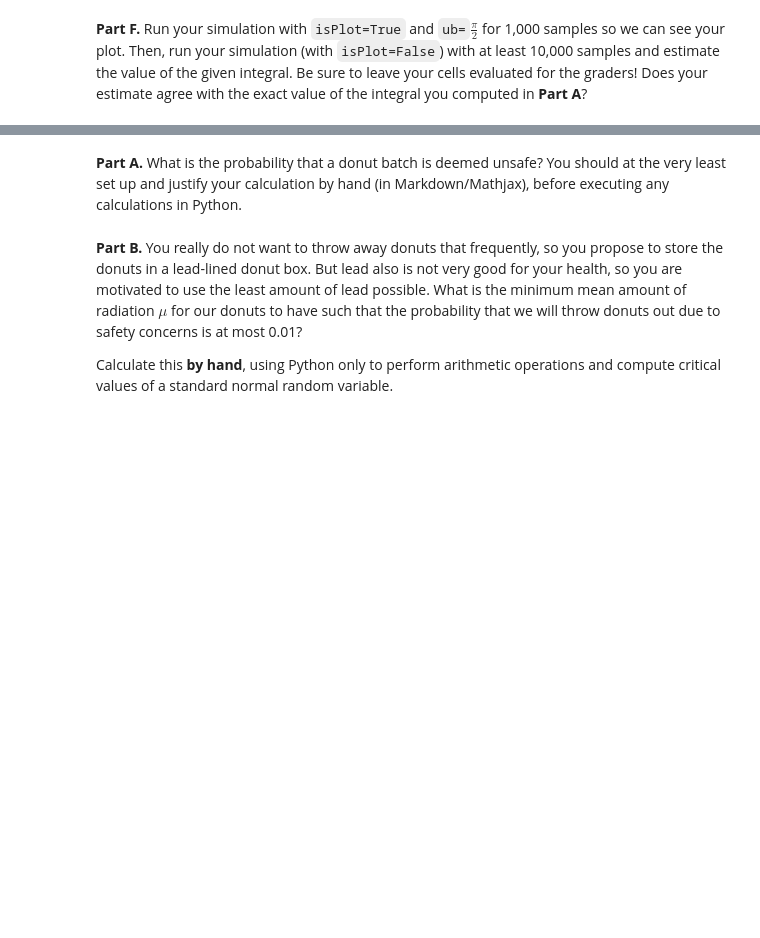
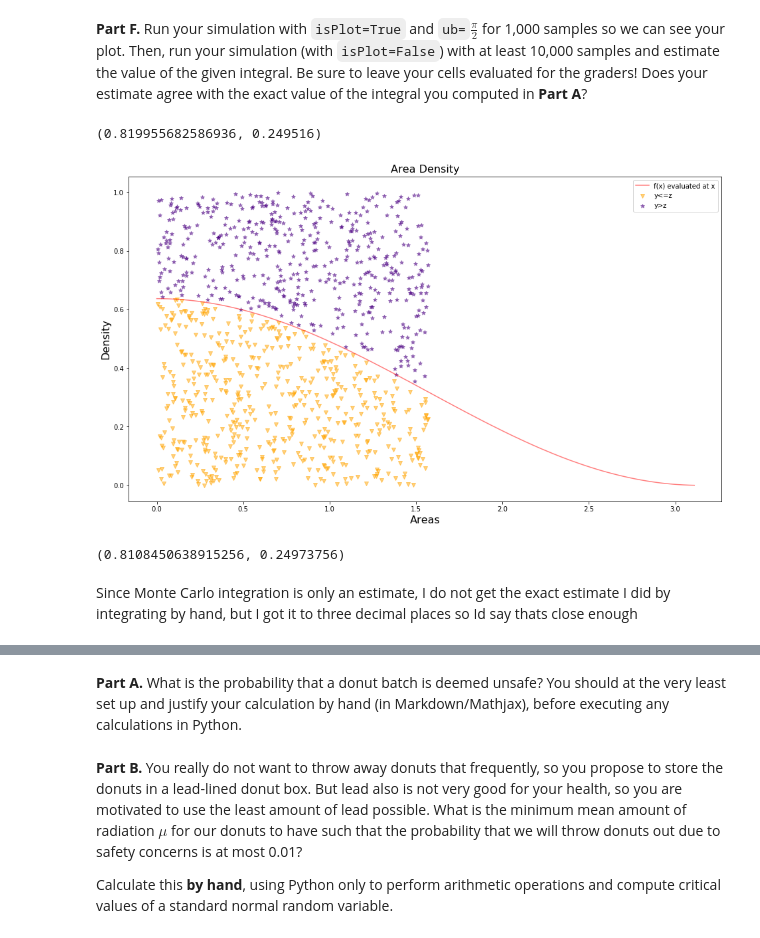
Before and after one commit to jasonlubrano/CSCI3022-DataScience, a Jupyter notebook: HW3/HW3/hmwk03_Lubrano_Jason.ipynb, the cells around one changed output, grey strips where cells are left out. Saved outputs shown, nothing was run; the diff lists cells and outputs as text; code cells hidden in the pictures; blank space fills up the shorter version.

```diff
--- a/HW3/HW3/hmwk03_Lubrano_Jason.ipynb
+++ b/HW3/HW3/hmwk03_Lubrano_Jason.ipynb
@@ -440,5 +433,18 @@ IndexError: invalid index to scalar variable.
 # %% [markdown]
 **Part F.** Run your simulation with `isPlot=True` and `ub=`$\frac{\pi}{2}$ for 1,000 samples so we can see your plot. Then, run your simulation (with `isPlot=False`) with at least 10,000 samples and estimate the value of the given integral. Be sure to leave your cells evaluated for the graders! Does your estimate agree with the exact value of the integral you computed in **Part A**?
+# %%
+# First part
+integrate(1000, np.math.pi/2, True)
+# %% [output]
+(0.819955682586936, 0.249516)
+[figure, added]
+# %%
+# First part
+integrate(10000, np.math.pi/2, False)
+# %% [output]
+(0.8108450638915256, 0.24973756)
+# %% [markdown]
+Since Monte Carlo integration is only an estimate, I do not get the exact estimate I did by integrating by hand, but I got it to three decimal places so Id say thats close enough
 # %% [markdown]
 <br>
 
```
Also changed, not shown: parts of 3 cells of this notebook, 1 other file.
